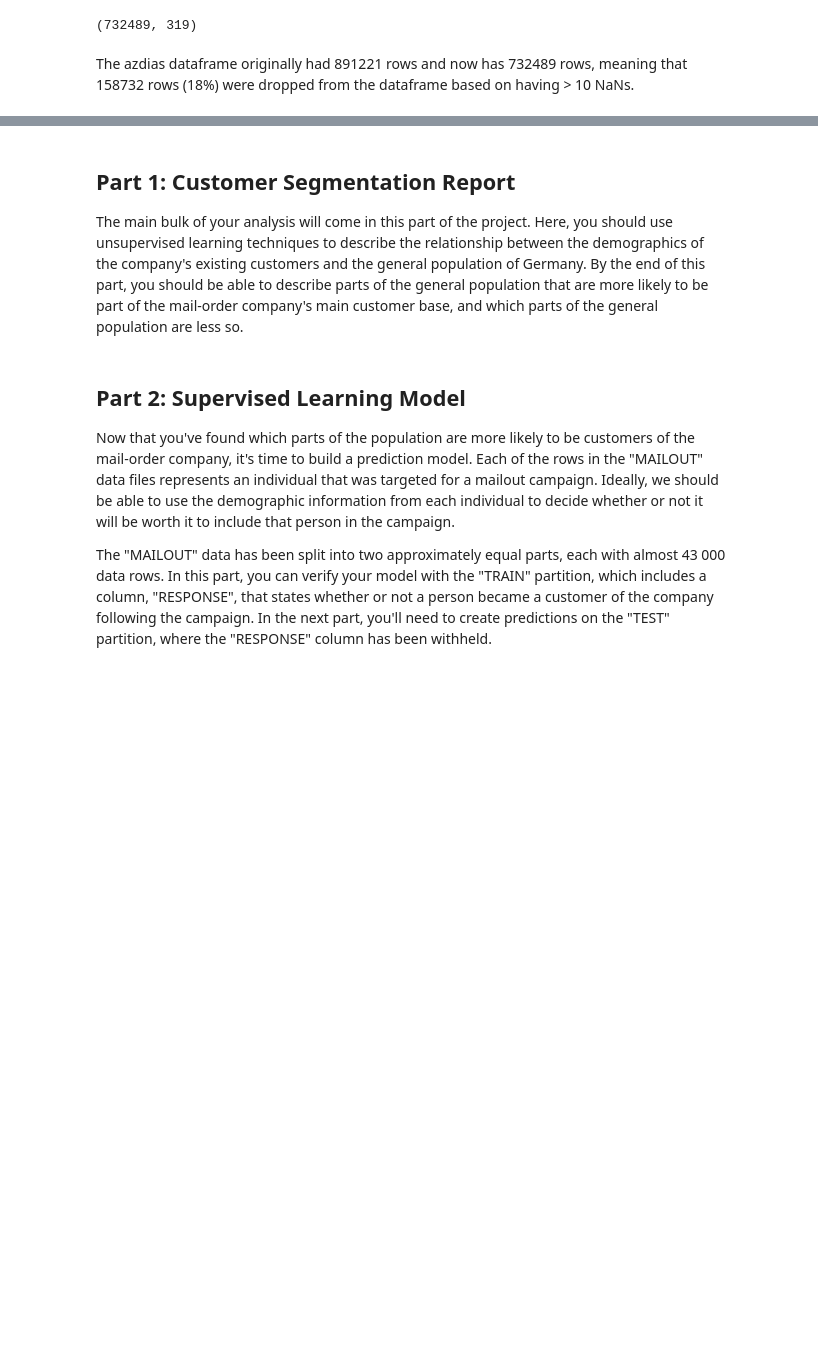
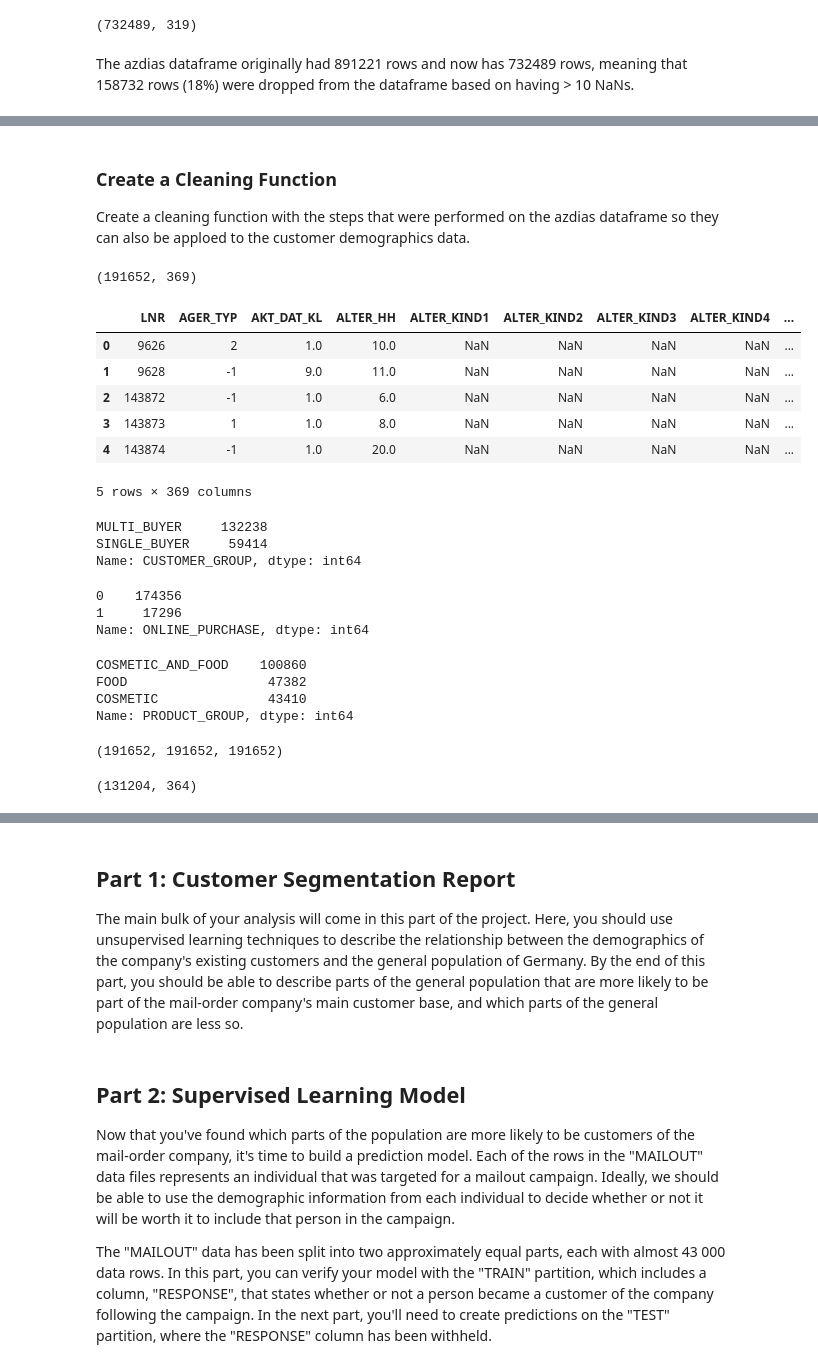
Before and after one commit to ursulahneumann/Arvato_capstone, a Jupyter notebook: Arvato_capstone.ipynb, the cells around one changed output, grey strips where cells are left out. Drawn from its saved outputs; the diff is of its cells as text; code cells hidden in the pictures; blank space fills up the shorter version.

Commit message:
Re-encode features and create a cleaning function

```diff
--- a/Arvato_capstone.ipynb
+++ b/Arvato_capstone.ipynb
@@ -374,0 +498,5 @@ categorical = ['AGER_TYP', 'ANREDE_KZ', 'BIP_FLAG', 'CAMEO_DEU_2015', 'CAMEO_DEU
+# %% [markdown]
+<a id='part0clean'></a>
+### Create a Cleaning Function
+
+Create a cleaning function with the steps that were performed on the azdias dataframe so they can also be apploed to the customer demographics data.
@@ -374,0 +581,47 @@ categorical = ['AGER_TYP', 'ANREDE_KZ', 'BIP_FLAG', 'CAMEO_DEU_2015', 'CAMEO_DEU
+# %%
+# load in the customers dataset
+customers = pd.read_csv('customers.csv')
+del customers['Unnamed: 0']
+# %%
+# Determine the shape of the customers dataframe
+customers.shape
+# %% [output]
+(191652, 369)
+# %%
+# View the first few lines of the customers dataframe
+customers.head()
+# %% [output]
+|  | LNR | AGER_TYP | AKT_DAT_KL | ALTER_HH | ALTER_KIND1 | ALTER_KIND2 | ALTER_KIND3 | ALTER_KIND4 | ... |
+| 0 | 9626 | 2 | 1.0 | 10.0 | NaN | NaN | NaN | NaN | ... |
+| 1 | 9628 | -1 | 9.0 | 11.0 | NaN | NaN | NaN | NaN | ... |
+| 2 | 143872 | -1 | 1.0 | 6.0 | NaN | NaN | NaN | NaN | ... |
+| 3 | 143873 | 1 | 1.0 | 8.0 | NaN | NaN | NaN | NaN | ... |
+| 4 | 143874 | -1 | 1.0 | 20.0 | NaN | NaN | NaN | NaN | ... |
+5 rows × 369 columns
+# %%
+# Investigate the CUSTOMER_GROUP column
+customers['CUSTOMER_GROUP'].value_counts()
+# %% [output]
+MULTI_BUYER     132238
+SINGLE_BUYER     59414
+Name: CUSTOMER_GROUP, dtype: int64
+# %%
+# Investigate the ONLINE_PURCHASE column
+customers['ONLINE_PURCHASE'].value_counts()
+# %% [output]
+0    174356
+1     17296
+Name: ONLINE_PURCHASE, dtype: int64
+# %%
+# Investigate the PRODUCT_GROUP column
+customers['PRODUCT_GROUP'].value_counts()
+# %% [output]
+COSMETIC_AND_FOOD    100860
+FOOD                  47382
+COSMETIC              43410
+Name: PRODUCT_GROUP, dtype: int64
+# %%
+# View count of these 3 extra columns (there are no NaNs)
+customers['CUSTOMER_GROUP'].count(), customers['ONLINE_PURCHASE'].count(), customers['PRODUCT_GROUP'].count()
+# %% [output]
+(191652, 191652, 191652)
@@ -374,0 +634,5 @@ categorical = ['AGER_TYP', 'ANREDE_KZ', 'BIP_FLAG', 'CAMEO_DEU_2015', 'CAMEO_DEU
+# %%
+# Determine the shape of the customers dataframe after cleaning
+customers.shape
+# %% [output]
+(131204, 364)
```
Also changed, not shown: parts of 21 cells of this notebook.
